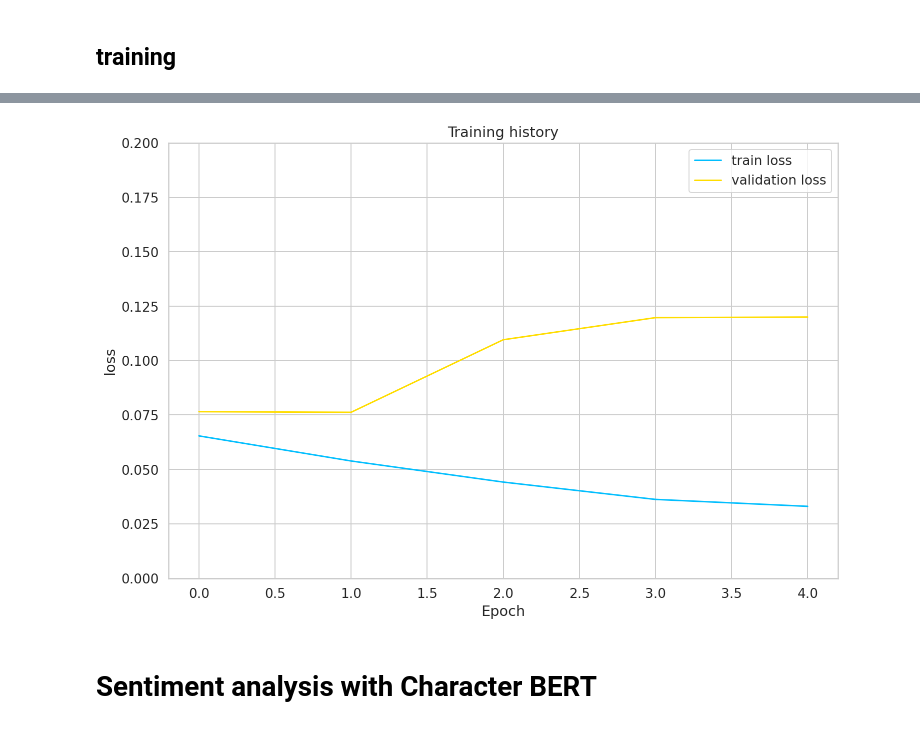
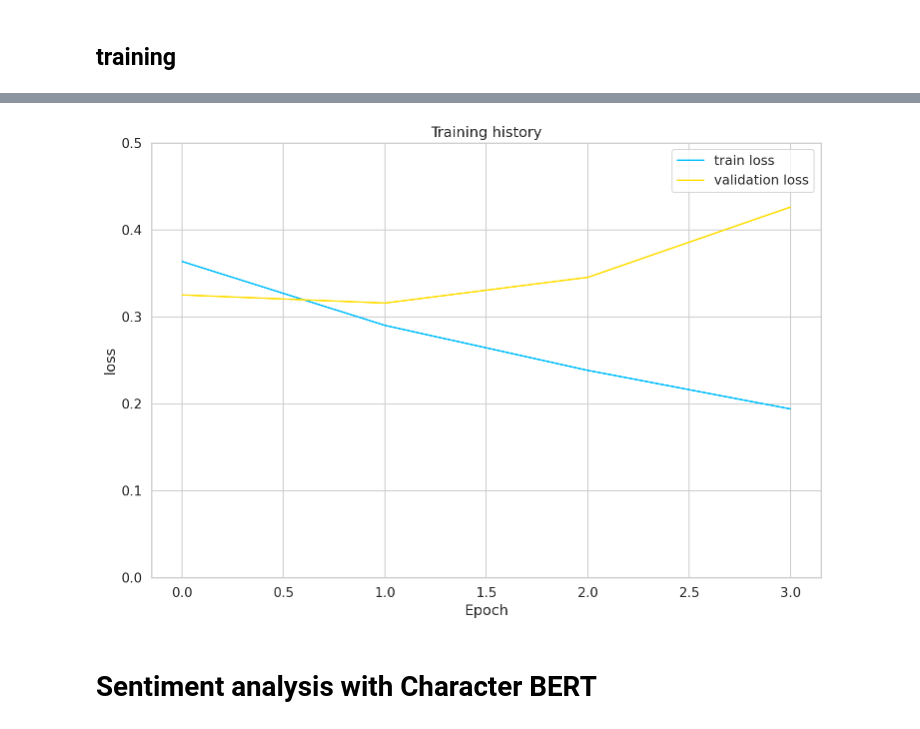
Before and after one commit to LAURA-max-hub/NLP_project, a Jupyter notebook: code.ipynb, the cells around one changed output, grey strips where cells are left out. Saved outputs shown, nothing was run; the diff lists cells and outputs as text; code cells hidden in the pictures.

```diff
--- a/code.ipynb
+++ b/code.ipynb
@@ -613,8 +515,7 @@ for epoch in range(EPOCHS):
   print(f'train accuracy {train_acc} train loss {train_loss}')
 
   val_acc, val_loss = eval(model, val_data_loader, len(df_val))
-  print(f'validation accuracy {val_acc} validation loss {val
-                                                         _loss}')
+  print(f'validation accuracy {val_acc} validation loss {val_loss}')
 
   history['train_acc'].append(train_acc)
   history['train_loss'].append(train_loss)
@@ -672,27 +573,0 @@ plt.ylim([0, 0.2]);
-# %%
-%%time
-history = defaultdict(list)
-best_accuracy = 0
-for epoch in range(EPOCHS):
-  print(f'epoch{epoch + 1}/{EPOCHS}')
-  print('-'*20)
-
-  train_acc, train_loss = train(model, train_data_loader, len(df_train))
-  print(f'train accuracy {train_acc} train loss {train_loss}')
-
-  val_acc, val_loss = eval(model, val_data_loader, len(df_val))
-  print(f'validation accuracy {val_acc} validation loss {val_loss}')
-
-  history['train_acc'].append(train_acc)
-  history['train_loss'].append(train_loss)
-  history['val_acc'].append(val_acc)
-
-
-
-
-  history['val_loss'].append(val_loss)
-
-
-  if val_acc > best_accuracy:
-    torch.save(model.state_dict(), 'best_model_state1.bin')
-    best_accuracy = val_acc
@@ -803,8 +660,9 @@ model = model.to(device)
 ## training
 # %%
 # We set the number of epochs, the optimzer, the loss and the scheduler
-class_weights = torch.tensor([np.sum(df_train['sentiment']==0)/len(df_train), np.sum(df_train['sentiment']==1)/len(df_train), np.sum(df_train['sentiment']==2)/len(df_train)])
-EPOCHS = 5
+class_weights = torch.tensor([0.3,0.5,0.2])
+#class_weights = torch.tensor([np.sum(df_train['sentiment']==0)/len(df_train), np.sum(df_train['sentiment']==1)/len(df_train), np.sum(df_train['sentiment']==2)/len(df_train)])
+EPOCHS = 4
 total_steps = len(train_data_loader) * EPOCHS
 optimizer = AdamW(model.parameters() , lr=2e-5)
 loss_fn = nn.CrossEntropyLoss(weight=class_weights.float()).to(device)
@@ -814,7 +672,7 @@ scheduler = get_linear_schedule_with_warmup(
   num_training_steps=total_steps
 )
 # %%
-device = torch.device("cuda:0" if torch.cuda.is_available() else "cpu")
+#device = torch.device("cuda:0" if torch.cuda.is_available() else "cpu")
 
 def train_ro(model,
           dataloader=train_data_loader,
@@ -914,14 +788,14 @@ plt.ylim([0, 1]);
 # %%
 plt.plot(history['train_loss'], label='train loss')
 plt.plot(history['val_loss'], label='validation loss')
 
 plt.title('Training history')
 plt.ylabel('loss')
 plt.xlabel('Epoch')
 plt.legend()
-plt.ylim([0, 0.2]);
+plt.ylim([0, 0.5]);
 # %% [output]
-[figure, old version]
+[figure, new version]
 # %% [markdown]
 # Sentiment analysis with Character BERT
 # %% [markdown]
```
Also changed, not shown: parts of 116 cells of this notebook, 1 other file.
